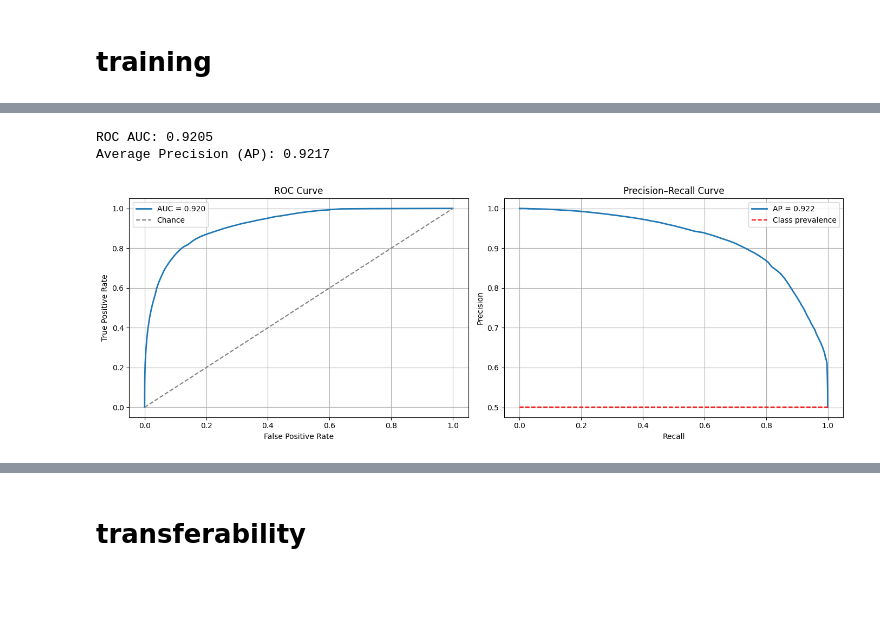
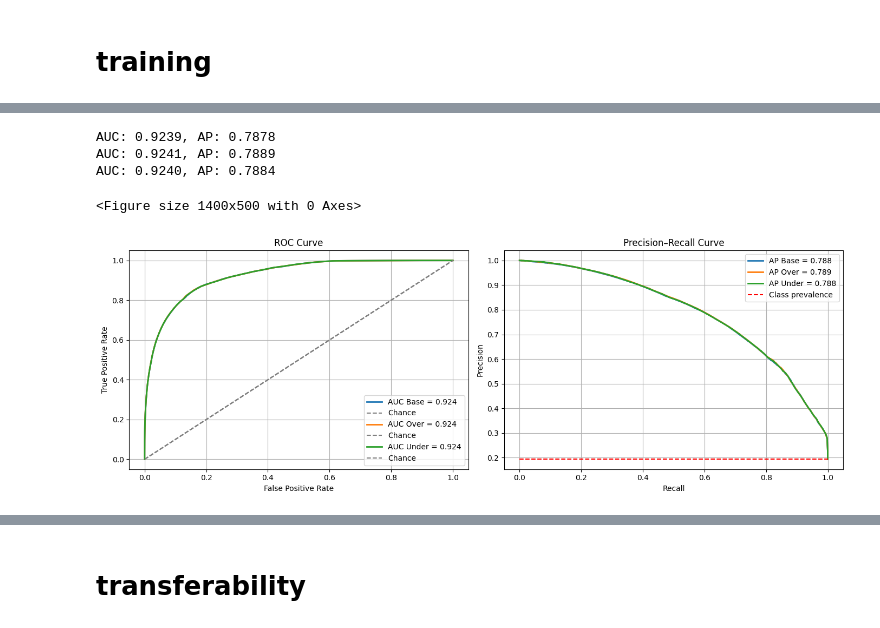
Before and after one commit to IsaacKhor/speculative_revalidation, a Jupyter notebook: analysis/ml.ipynb, the cells around one changed output, grey strips where cells are left out. Saved outputs shown, nothing was run; the diff lists cells and outputs as text; code cells hidden in the pictures; blank space fills up the shorter version.

```diff
--- a/analysis/ml.ipynb
+++ b/analysis/ml.ipynb
@@ -55,22 +55,24 @@ from sklearn.model_selection import train_test_split
 import skl2onnx
 from skl2onnx.common.data_types import FloatTensorType
 import pickle
-
-# under-sample should revalidates
-df_true = df[df['should_reval'] == True]
-df_false = df[df['should_reval'] == False].sample(n=len(df_true), random_state=42)
-train_df = pd.concat([df_true, df_false])
+import math
+from imblearn.under_sampling import RandomUnderSampler
+from imblearn.over_sampling import RandomOverSampler
 
 def split_xy(df):
     y = df['should_reval']
     x = df[['ttl', 'freq', 'generations',
-            't_since_last', 't_since_last_frac', 'mime']]
+            't_since_last', 't_since_last_frac', 'mime', 'size']]
     return x, y
 
 
-x, y = split_xy(train_df)
+x, y = split_xy(df)
 # x_train, x_test, y_train, y_test = train_test_split(x, y, test_size = 0.33, random_state = 42)
-x_train, x_test, y_train, y_test = train_test_split(x, y, test_size=0.33, random_state=42)
+x_train, x_test, y_train, y_test = train_test_split(
+    x, y, test_size=0.33, random_state=42)
+
+x_train_under, y_train_under = RandomUnderSampler(random_state=42).fit_resample(x_train, y_train) # type: ignore
+x_train_over, y_train_over = RandomOverSampler(random_state=42).fit_resample(x_train, y_train) # type: ignore
 # %%
 from sklearn.ensemble import RandomForestClassifier
 from sklearn.metrics import accuracy_score, classification_report
@@ -105,36 +151,39 @@ weighted avg       0.84      0.84      0.84   3854877
 # %%
 from sklearn.metrics import precision_recall_curve, average_precision_score, roc_curve, roc_auc_score
 import matplotlib.pyplot as plt
 
-y_scores = rfc.predict_proba(x_test)[:, 1]
-fpr, tpr, roc_thresholds = roc_curve(y_test, y_scores)
-auc_value = roc_auc_score(y_test, y_scores)
-precision, recall, pr_thresholds = precision_recall_curve(y_test, y_scores)
-ap_value = average_precision_score(y_test, y_scores)
+plt.figure(figsize=(14,5))
+fig, [ax1, ax2] = plt.subplots(1, 2, figsize=(14, 5))
 
-plt.figure(figsize=(14,5))
-plt.subplot(1, 2, 1)
-plt.plot(fpr, tpr, linewidth=2, label=f"AUC = {auc_value:.3f}")
-plt.plot([0,1], [0,1], '--', color='gray', label="Chance")
-plt.xlabel("False Positive Rate")
-plt.ylabel("True Positive Rate")
-plt.title("ROC Curve")
-plt.legend()
-plt.grid(True)
-plt.subplot(1, 2, 2)
-plt.plot(recall, precision, linewidth=2, label=f"AP = {ap_value:.3f}")
-plt.hlines(y_test.mean(), 0, 1, colors='red', linestyles='--', label="Class prevalence")
-plt.xlabel("Recall")
-plt.ylabel("Precision")
+rfcs = [("Base", rfc_base), ("Over", rfc_over), ("Under", rfc_under)]
+for name, rfc in rfcs:
+    y_scores = rfc.predict_proba(x_test)[:, 1]
+    fpr, tpr, roc_thresholds = roc_curve(y_test, y_scores)
+    auc_value = roc_auc_score(y_test, y_scores)
+    precision, recall, pr_thresholds = precision_recall_curve(y_test, y_scores)
+    ap_value = average_precision_score(y_test, y_scores)
+    print(f"AUC: {auc_value:.4f}, AP: {ap_value:.4f}")
+
+    ax1.plot(fpr, tpr, linewidth=2, label=f"AUC {name} = {auc_value:.3f}")
+    ax1.plot([0,1], [0,1], '--', color='gray', label="Chance")
+    ax1.set_title("ROC Curve")
+    ax2.plot(recall, precision, linewidth=2, label=f"AP {name} = {ap_value:.3f}")
+
+ax1.legend()
+ax1.grid(True)
+ax1.set_xlabel("False Positive Rate")
+ax1.set_ylabel("True Positive Rate")
+ax2.hlines(y_test.mean(), 0, 1, colors='red', linestyles='--', label="Class prevalence")
+ax2.set_xlabel("Recall")
+ax2.set_ylabel("Precision")
 plt.title("Precision–Recall Curve")
 plt.legend()
 plt.grid(True)
 plt.tight_layout()
-
-print(f"ROC AUC: {auc_value:.4f}")
-print(f"Average Precision (AP): {ap_value:.4f}")
 # %% [output]
-ROC AUC: 0.9205
-Average Precision (AP): 0.9217
+AUC: 0.9239, AP: 0.7878
+AUC: 0.9241, AP: 0.7889
+AUC: 0.9240, AP: 0.7884
+<Figure size 1400x500 with 0 Axes>
-[figure, old version]
+[figure, new version]
 # %%
```
Also changed, not shown: parts of 7 cells of this notebook, 4 other files.
